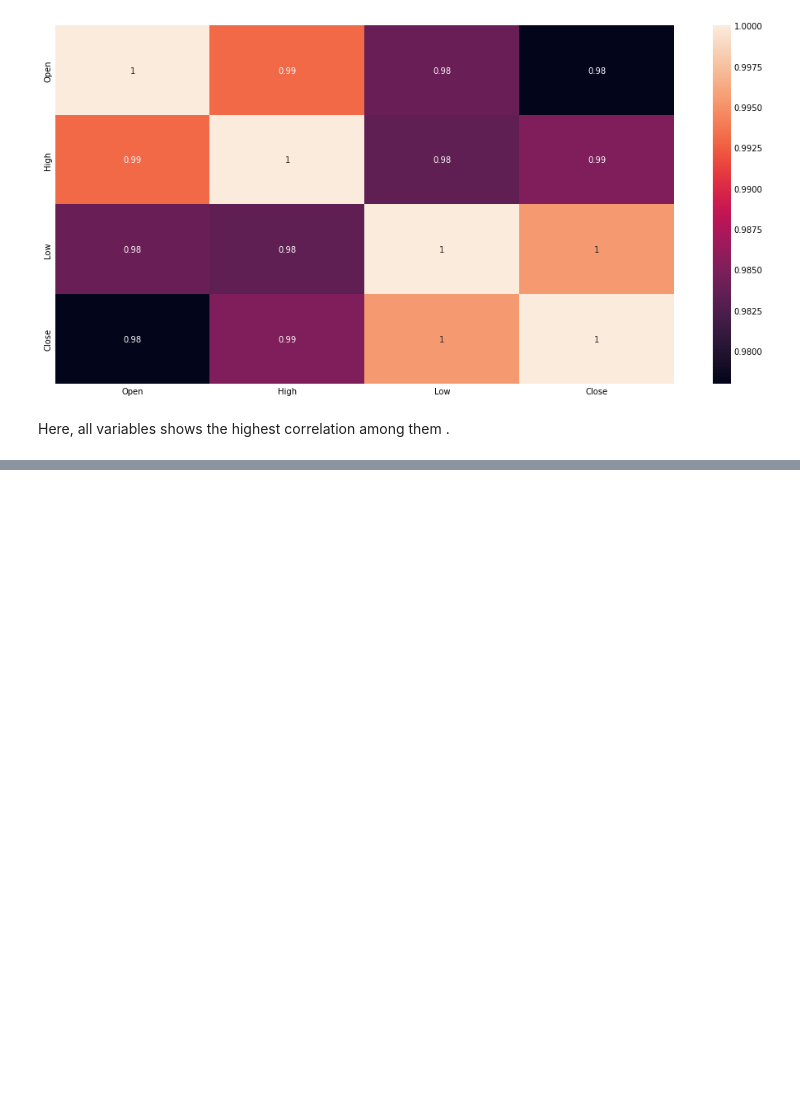
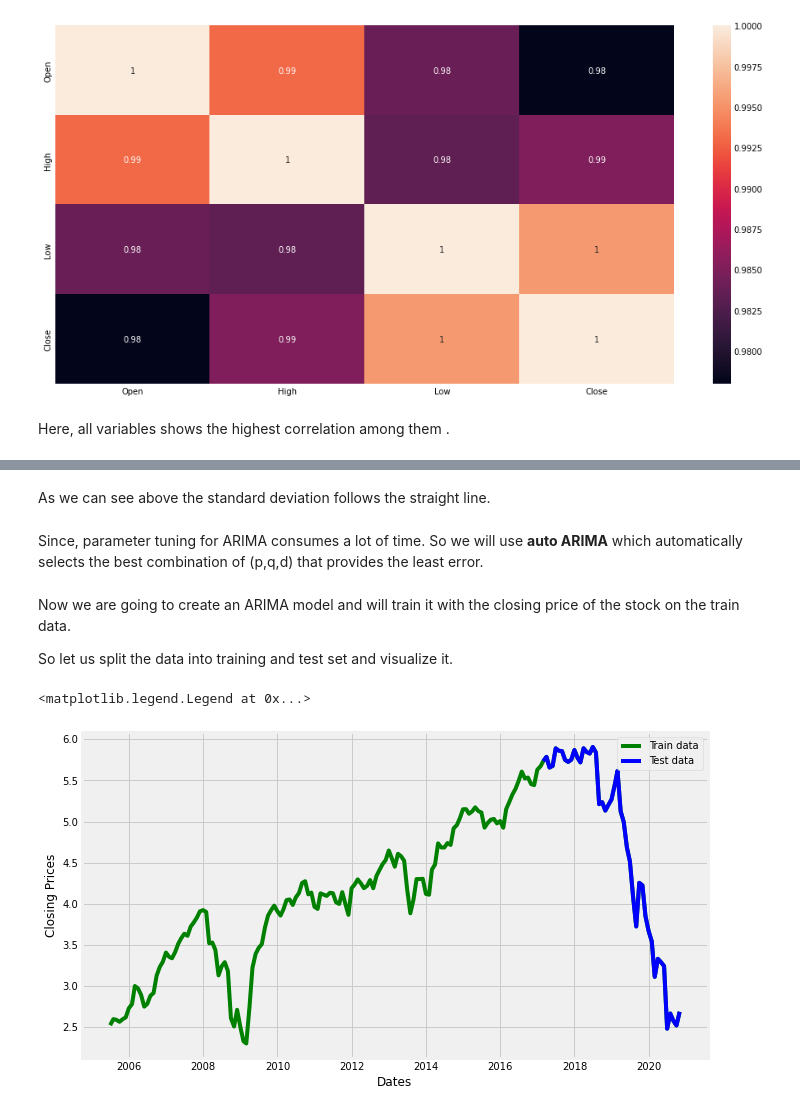
Before and after one commit to RITIK1442840127/Yes-Bank-Stock-Closing-Price-Prediction, a Jupyter notebook: Capstone_Project_2_Yes_Bank_Stock_Closing_Price_Prediction.ipynb, the cells around one changed output, grey strips where cells are left out. Drawn from its saved outputs; the diff is of its cells as text; code cells hidden in the pictures; blank space fills up the shorter version.

```diff
--- a/Capstone_Project_2_Yes_Bank_Stock_Closing_Price_Prediction.ipynb
+++ b/Capstone_Project_2_Yes_Bank_Stock_Closing_Price_Prediction.ipynb
@@ -234,0 +459,21 @@ Here, all variables shows the highest correlation among them .
+# %% [markdown]
+As we can see above the standard deviation follows the straight line.
+# %% [markdown]
+Since, parameter tuning for ARIMA consumes a lot of time. So we will use **auto ARIMA** which automatically selects the best combination of (p,q,d) that provides the least error.
+# %% [markdown]
+Now we are going to create an ARIMA model and will train it with the closing price of the stock on the train data.
+
+ So let us split the data into training and test set and visualize it.
+# %%
+#split data into train and training set
+train_data, test_data = df_log[0:140], df_log[140:185]
+plt.figure(figsize=(10,6))
+plt.grid(True)
+plt.xlabel('Dates')
+plt.ylabel('Closing Prices')
+plt.plot(df_log, 'green', label='Train data')
+plt.plot(test_data, 'blue', label='Test data')
+plt.legend()
+# %% [output]
+<matplotlib.legend.Legend at 0x...>
+[figure, added]
```
Also changed, not shown: parts of 23 cells of this notebook.
